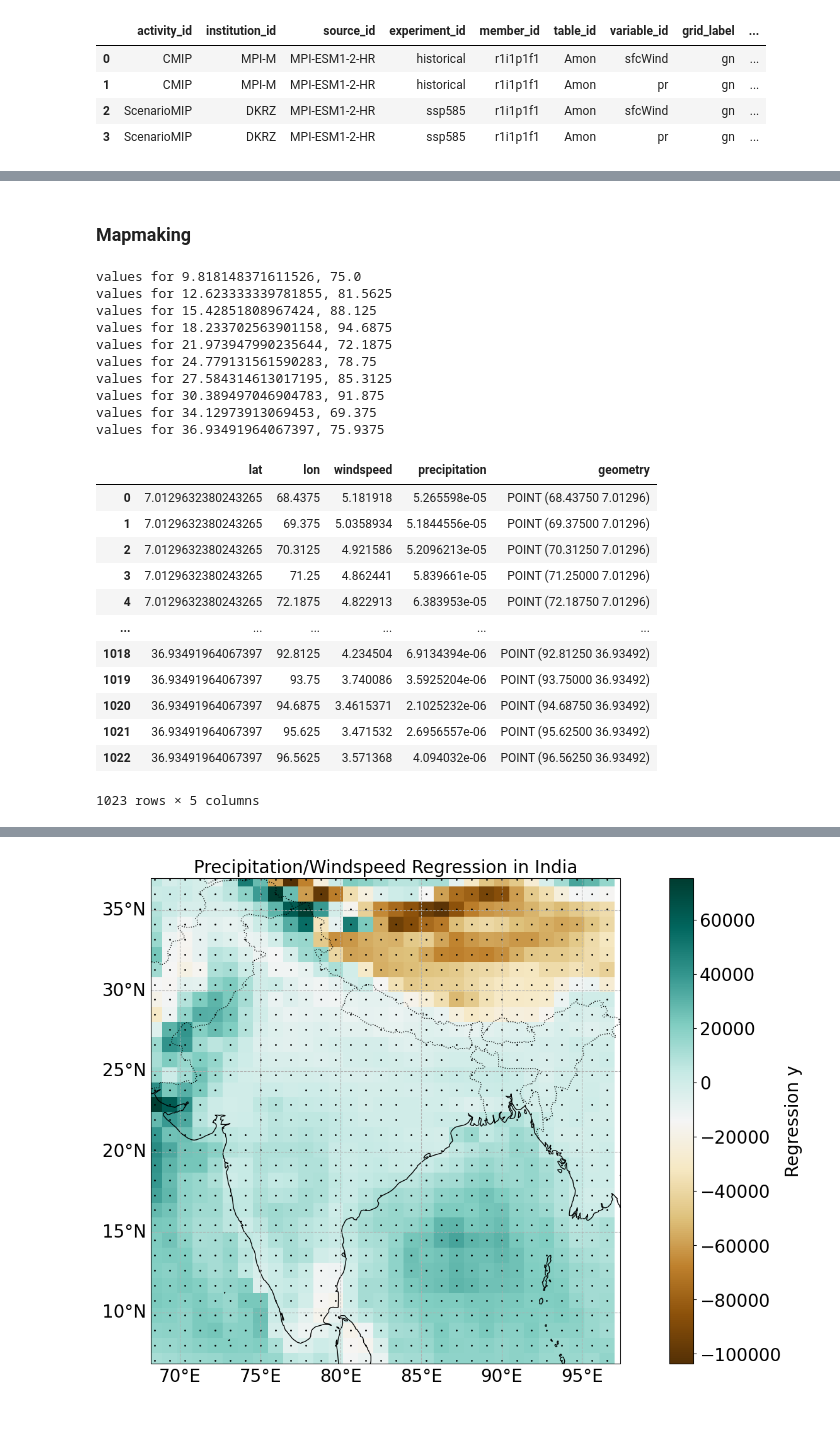
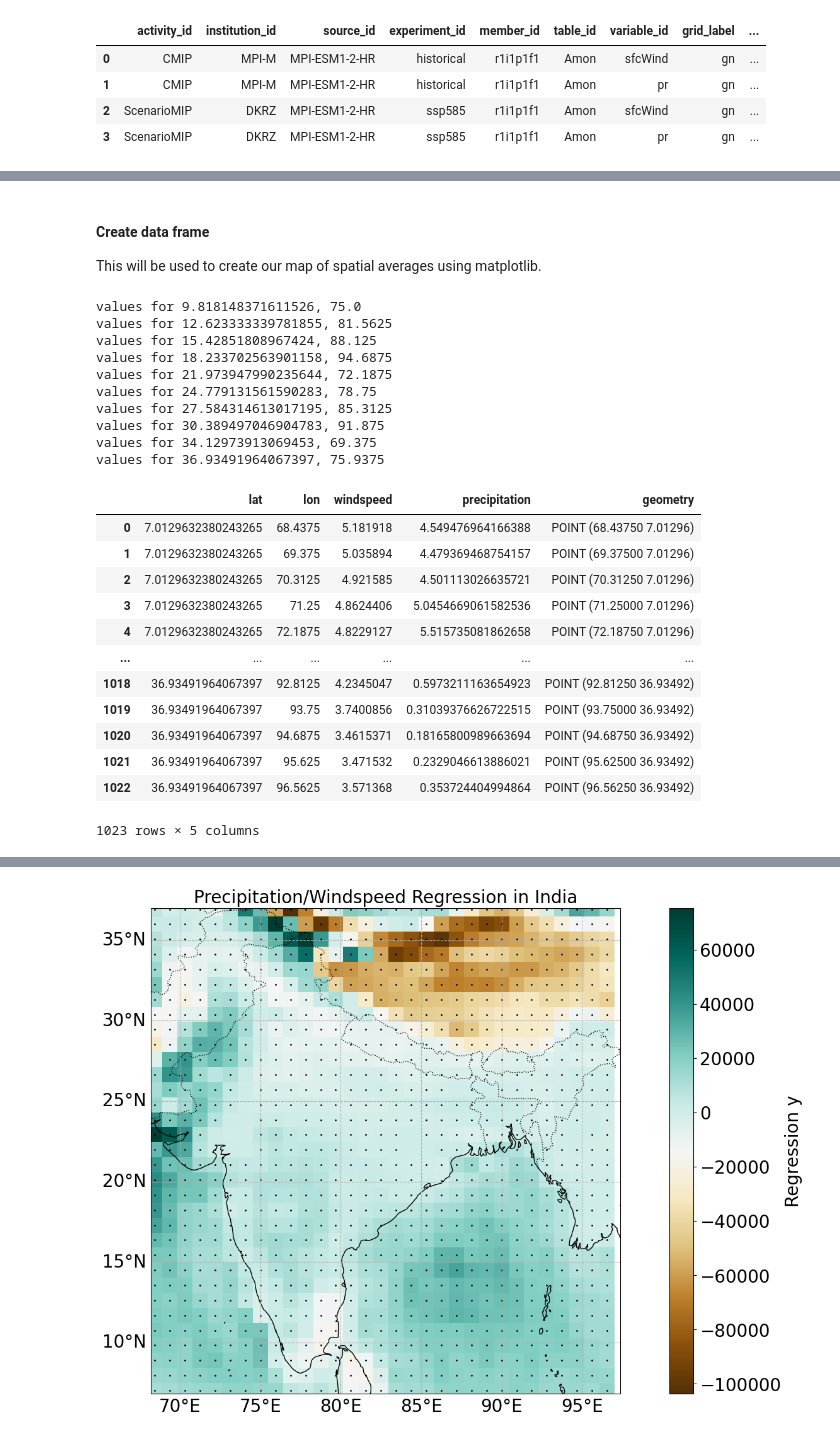
Before and after one commit to silkieMoth/eds_296_climate-modeling_final_proj, a Jupyter notebook: indian_monsoons.ipynb, the cells around one changed output, grey strips where cells are left out. Drawn from its saved outputs; the diff is of its cells as text; code cells hidden in the pictures.

```diff
--- a/indian_monsoons.ipynb
+++ b/indian_monsoons.ipynb
@@ -489,5 +563,7 @@ r4i1p1f1
 # %% [markdown]
-### Mapmaking
+#### **Create data frame**
+
+This will be used to create our map of spatial averages using matplotlib.
 # %%
 
 t = 0
@@ -502,6 +578,9 @@ df_fill = {
 
 # bucket df that will be used for plotting
 plotted_df2 = pd.DataFrame(df_fill)
+
+# var to convert precip from second timescale to daily
+s_to_d = 60 * 60 * 24
 
 # for all combinations of lat and lon
 for lat in wind_ens_df2.lat:
@@ -520,7 +599,7 @@ for lat in wind_ens_df2.lat:
         # make a list of every ensemble for a given lat lon per variable
         for member in wind_ens_df2.member:
             wind_list.append(wind_ens_df2.sel(lat = lat, lon = lon, member = member))
-            precip_list.append(precip_ens_df2.sel(lat = lat, lon = lon, member = member))
+            precip_list.append(precip_ens_df2.sel(lat = lat, lon = lon, member = member) * s_to_d)
 
         # concat the lists into a df
         wind_list = xr.concat(wind_list, dim = 'member')
@@ -529,42 +608,42 @@ for lat in wind_ens_df2.lat:
         # aggregate and drop extraneous coords
         wind_mean = wind_list.sfcWind.mean().drop("height")
         precip_mean = precip_list.pr.mean().drop("height")
 
 
         # put them into the df bucket
         append_list =[lat.values, lon.values, wind_mean.values, precip_mean.values]
         plotted_df2.loc[len(plotted_df2)] = append_list
 
 
         # make it geospatial
         plotted_gdf = gpd.GeoDataFrame(
             plotted_df2, geometry=gpd.points_from_xy(plotted_df2.lon, plotted_df2.lat), crs="EPSG:4326"
         )
 
 
 
 plotted_gdf
 # %% [output]
 values for 9.818148371611526, 75.0
 values for 12.623333339781855, 81.5625
 values for 15.42851808967424, 88.125
 values for 18.233702563901158, 94.6875
 values for 21.973947990235644, 72.1875
 values for 24.779131561590283, 78.75
 values for 27.584314613017195, 85.3125
 values for 30.389497046904783, 91.875
 values for 34.12973913069453, 69.375
 values for 36.93491964067397, 75.9375
 |  | lat | lon | windspeed | precipitation | geometry |
-| 0 | 7.0129632380243265 | 68.4375 | 5.181918 | 5.265598e-05 | POINT (68.43750 7.01296) |
-| 1 | 7.0129632380243265 | 69.375 | 5.0358934 | 5.1844556e-05 | POINT (69.37500 7.01296) |
-| 2 | 7.0129632380243265 | 70.3125 | 4.921586 | 5.2096213e-05 | POINT (70.31250 7.01296) |
-| 3 | 7.0129632380243265 | 71.25 | 4.862441 | 5.839661e-05 | POINT (71.25000 7.01296) |
-| 4 | 7.0129632380243265 | 72.1875 | 4.822913 | 6.383953e-05 | POINT (72.18750 7.01296) |
+| 0 | 7.0129632380243265 | 68.4375 | 5.181918 | 4.549476964166388 | POINT (68.43750 7.01296) |
+| 1 | 7.0129632380243265 | 69.375 | 5.035894 | 4.479369468754157 | POINT (69.37500 7.01296) |
+| 2 | 7.0129632380243265 | 70.3125 | 4.921585 | 4.501113026635721 | POINT (70.31250 7.01296) |
+| 3 | 7.0129632380243265 | 71.25 | 4.8624406 | 5.0454669061582536 | POINT (71.25000 7.01296) |
+| 4 | 7.0129632380243265 | 72.1875 | 4.8229127 | 5.515735081862658 | POINT (72.18750 7.01296) |
 | ... | ... | ... | ... | ... | ... |
-| 1018 | 36.93491964067397 | 92.8125 | 4.234504 | 6.9134394e-06 | POINT (92.81250 36.93492) |
-| 1019 | 36.93491964067397 | 93.75 | 3.740086 | 3.5925204e-06 | POINT (93.75000 36.93492) |
-| 1020 | 36.93491964067397 | 94.6875 | 3.4615371 | 2.1025232e-06 | POINT (94.68750 36.93492) |
-| 1021 | 36.93491964067397 | 95.625 | 3.471532 | 2.6956557e-06 | POINT (95.62500 36.93492) |
-| 1022 | 36.93491964067397 | 96.5625 | 3.571368 | 4.094032e-06 | POINT (96.56250 36.93492) |
+| 1018 | 36.93491964067397 | 92.8125 | 4.2345047 | 0.5973211163654923 | POINT (92.81250 36.93492) |
+| 1019 | 36.93491964067397 | 93.75 | 3.7400856 | 0.31039376626722515 | POINT (93.75000 36.93492) |
+| 1020 | 36.93491964067397 | 94.6875 | 3.4615371 | 0.18165800989663694 | POINT (94.68750 36.93492) |
+| 1021 | 36.93491964067397 | 95.625 | 3.471532 | 0.2329046613886021 | POINT (95.62500 36.93492) |
+| 1022 | 36.93491964067397 | 96.5625 | 3.571368 | 0.353724404994864 | POINT (96.56250 36.93492) |
 1023 rows × 5 columns
```
Also changed, not shown: parts of 49 cells of this notebook.
